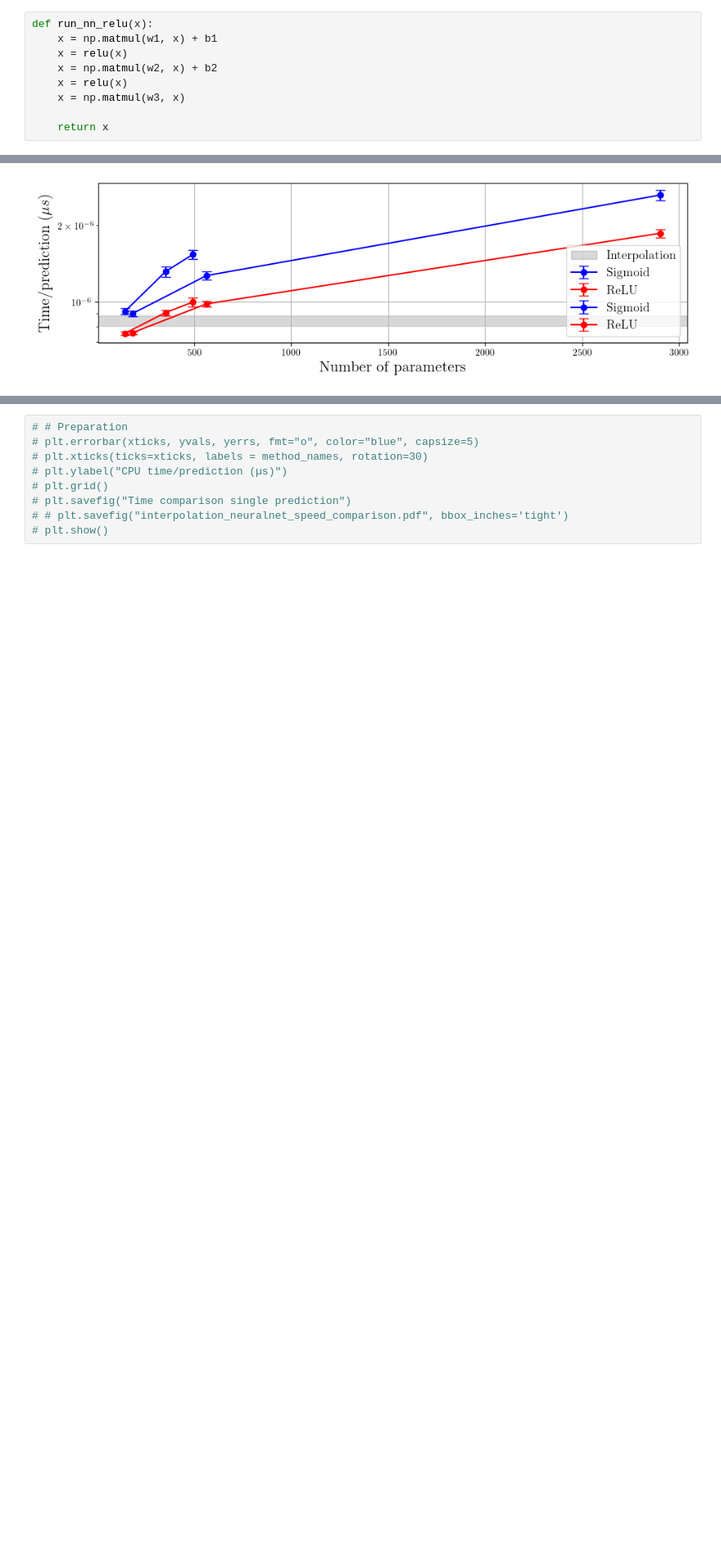
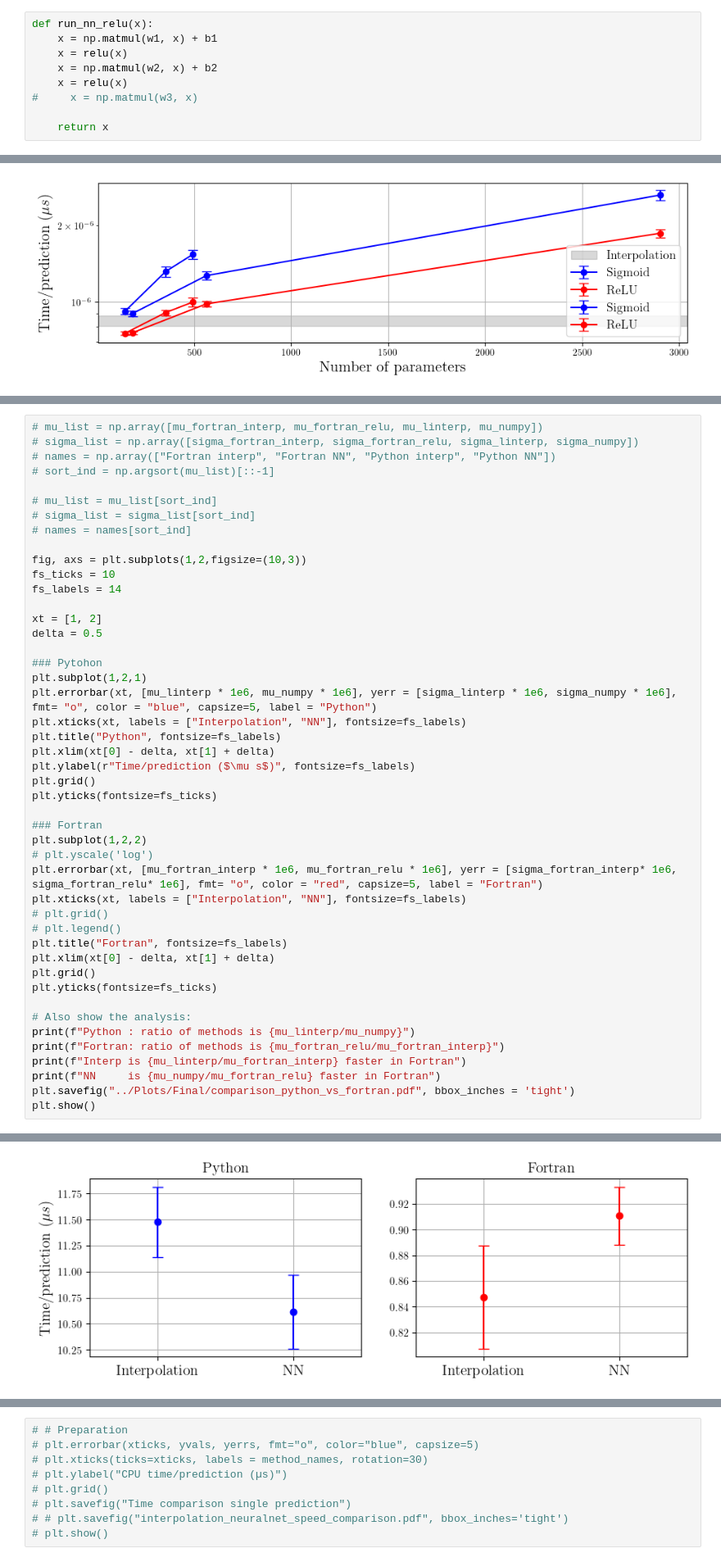
Before and after one commit to ThibeauWouters/MLC2P, a Jupyter notebook: Code/tabulated_eos.ipynb, the cells around one changed output, grey strips where cells are left out. Shown at 82% size. Drawn from its saved outputs; the diff is of its cells as text; blank space fills up the shorter version.

```diff
--- a/Code/tabulated_eos.ipynb
+++ b/Code/tabulated_eos.ipynb
@@ -1153,7 +1248,7 @@ def run_nn_relu(x):
     x = relu(x)
     x = np.matmul(w2, x) + b2
     x = relu(x)
-    x = np.matmul(w3, x)
+#     x = np.matmul(w3, x)
 
     return x
 # %%
@@ -1815,0 +1994,47 @@ plt.show()
+# %%
+# mu_list = np.array([mu_fortran_interp, mu_fortran_relu, mu_linterp, mu_numpy])
+# sigma_list = np.array([sigma_fortran_interp, sigma_fortran_relu, sigma_linterp, sigma_numpy])
+# names = np.array(["Fortran interp", "Fortran NN", "Python interp", "Python NN"])
+# sort_ind = np.argsort(mu_list)[::-1]
+
+# mu_list = mu_list[sort_ind]
+# sigma_list = sigma_list[sort_ind]
+# names = names[sort_ind]
+
+fig, axs = plt.subplots(1,2,figsize=(10,3))
+fs_ticks = 10
+fs_labels = 14
+
+xt = [1, 2]
+delta = 0.5
+
+### Pytohon
+plt.subplot(1,2,1)
+plt.errorbar(xt, [mu_linterp * 1e6, mu_numpy * 1e6], yerr = [sigma_linterp * 1e6, sigma_numpy * 1e6], fmt= "o", color = "blue", capsize=5, label = "Python")
+plt.xticks(xt, labels = ["Interpolation", "NN"], fontsize=fs_labels)
+plt.title("Python", fontsize=fs_labels)
+plt.xlim(xt[0] - delta, xt[1] + delta)
+plt.ylabel(r"Time/prediction ($\mu s$)", fontsize=fs_labels)
+plt.grid()
+plt.yticks(fontsize=fs_ticks)
+
+### Fortran
+plt.subplot(1,2,2)
+# plt.yscale('log')
+plt.errorbar(xt, [mu_fortran_interp * 1e6, mu_fortran_relu * 1e6], yerr = [sigma_fortran_interp* 1e6, sigma_fortran_relu* 1e6], fmt= "o", color = "red", capsize=5, label = "Fortran")
+plt.xticks(xt, labels = ["Interpolation", "NN"], fontsize=fs_labels)
+# plt.grid()
+# plt.legend()
+plt.title("Fortran", fontsize=fs_labels)
+plt.xlim(xt[0] - delta, xt[1] + delta)
+plt.grid()
+plt.yticks(fontsize=fs_ticks)
+
+# Also show the analysis:
+print(f"Python : ratio of methods is {mu_linterp/mu_numpy}")
+print(f"Fortran: ratio of methods is {mu_fortran_relu/mu_fortran_interp}")
+print(f"Interp is {mu_linterp/mu_fortran_interp} faster in Fortran")
+print(f"NN     is {mu_numpy/mu_fortran_relu} faster in Fortran")
+plt.savefig("../Plots/Final/comparison_python_vs_fortran.pdf", bbox_inches = 'tight')
+plt.show()
+# %% [output]
@@ -1816,3 +2045,4 @@ plt.show()
+[figure, added]
 # %%
 # cutoff = 5
 
```
Also changed, not shown: parts of 49 cells of this notebook, 5 other files.
